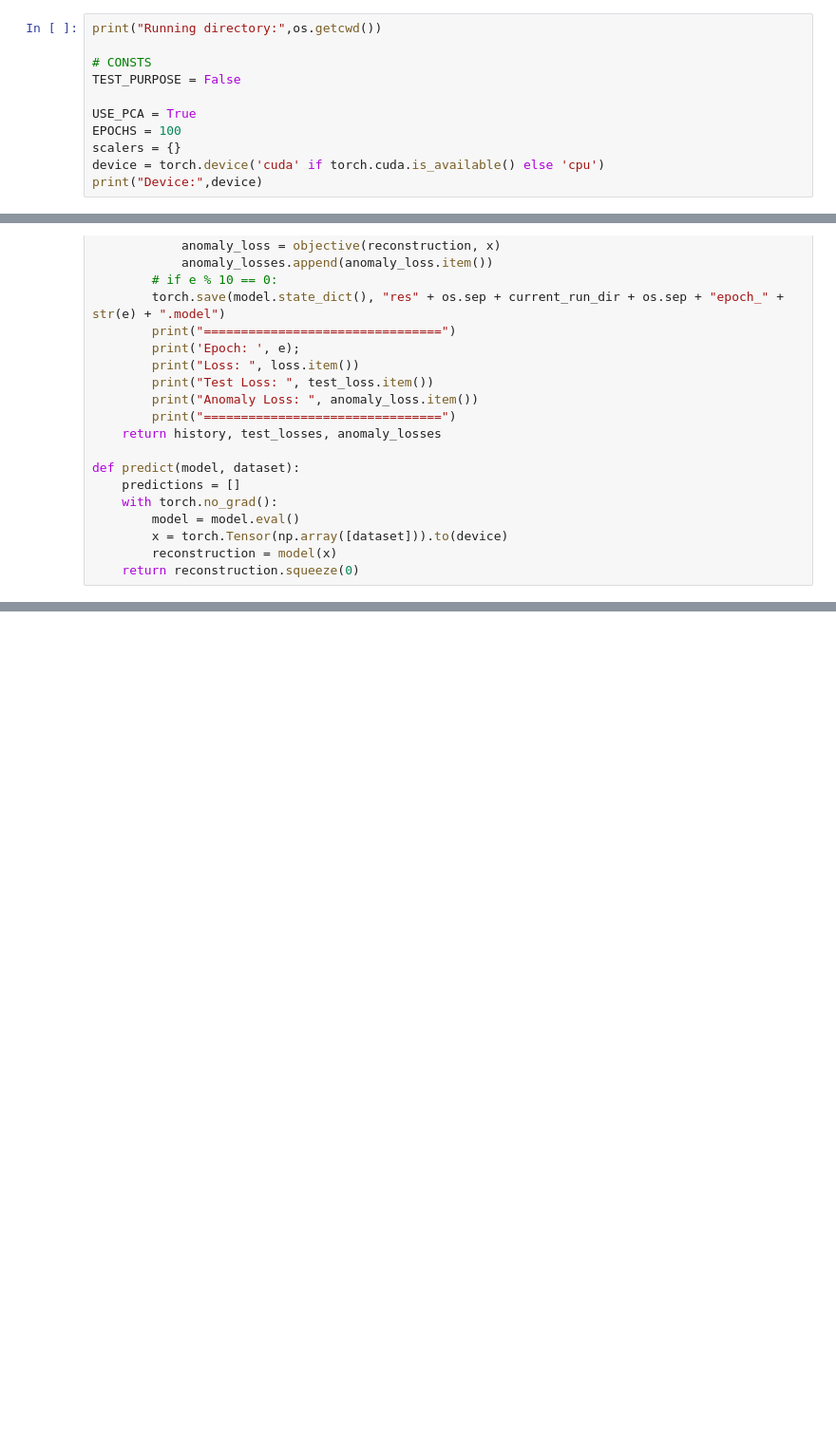
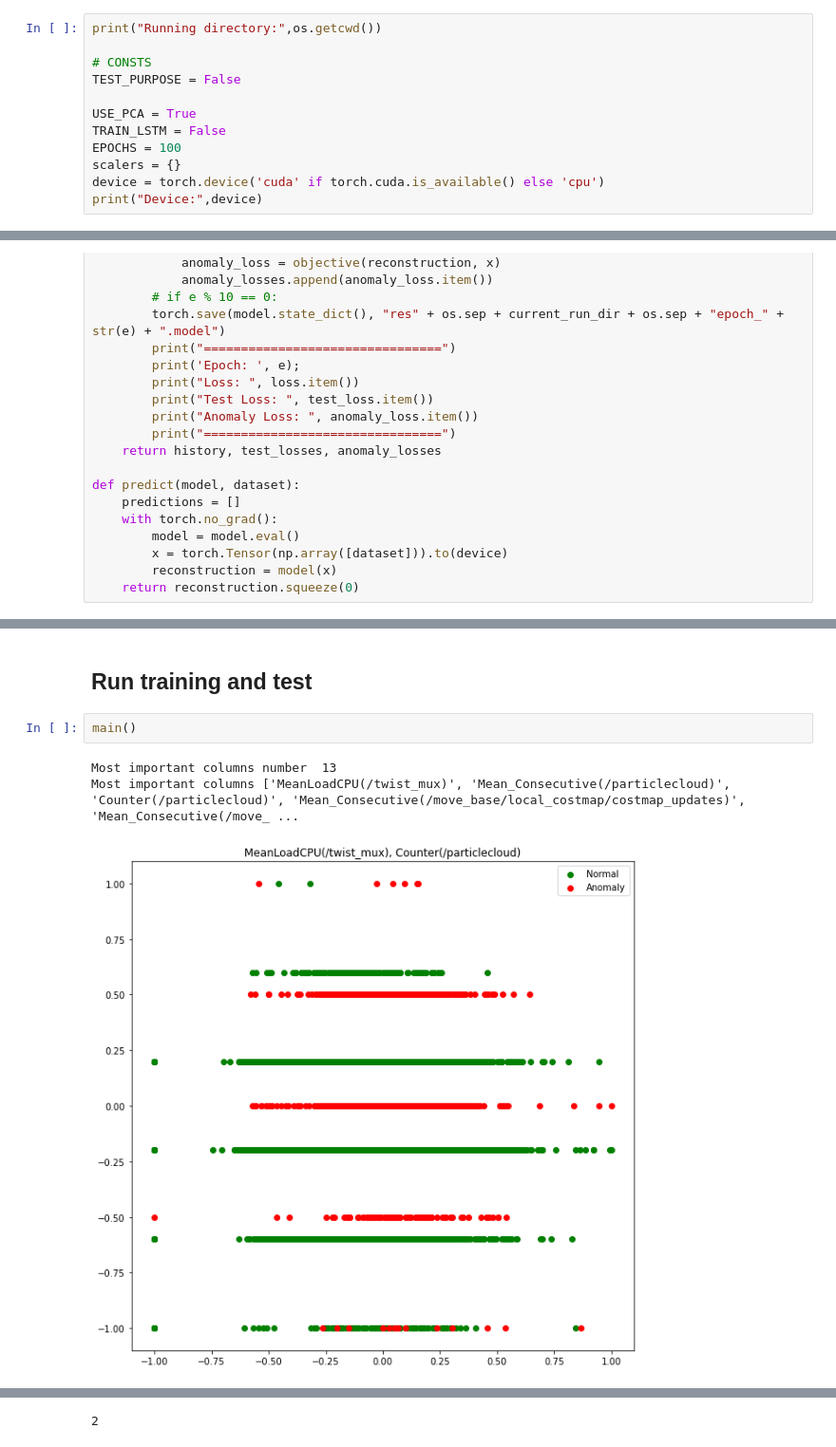
Before and after one commit to ivinokuri/generative-model, a Jupyter notebook: py/model/autoencoder/DataAnalyzing.ipynb, the cells around one changed output, grey strips where cells are left out. Shown: that part at 95% size. Drawn from its saved outputs; the diff is of its cells as text; blank space fills up the shorter version.

```diff
--- a/py/model/autoencoder/DataAnalyzing.ipynb
+++ b/py/model/autoencoder/DataAnalyzing.ipynb
@@ -22,6 +22,7 @@ print("Running directory:",os.getcwd())
 TEST_PURPOSE = False
 
 USE_PCA = True
+TRAIN_LSTM = False
 EPOCHS = 100
 scalers = {}
 device = torch.device('cuda' if torch.cuda.is_available() else 'cpu')
@@ -278,0 +277,8 @@ NameError: name 'os' is not defined
+# %% [markdown]
+## Run training and test
+# %%
+main()
+# %% [output]
+Most important columns number  13
+Most important columns ['MeanLoadCPU(/twist_mux)', 'Mean_Consecutive(/particlecloud)', 'Counter(/particlecloud)', 'Mean_Consecutive(/move_base/local_costmap/costmap_updates)', 'Mean_Consecutive(/move_ ...
+[figure, added]
@@ -278,0 +291 @@ NameError: name 'os' is not defined
+2
```
Also changed, not shown: parts of 16 cells of this notebook.
